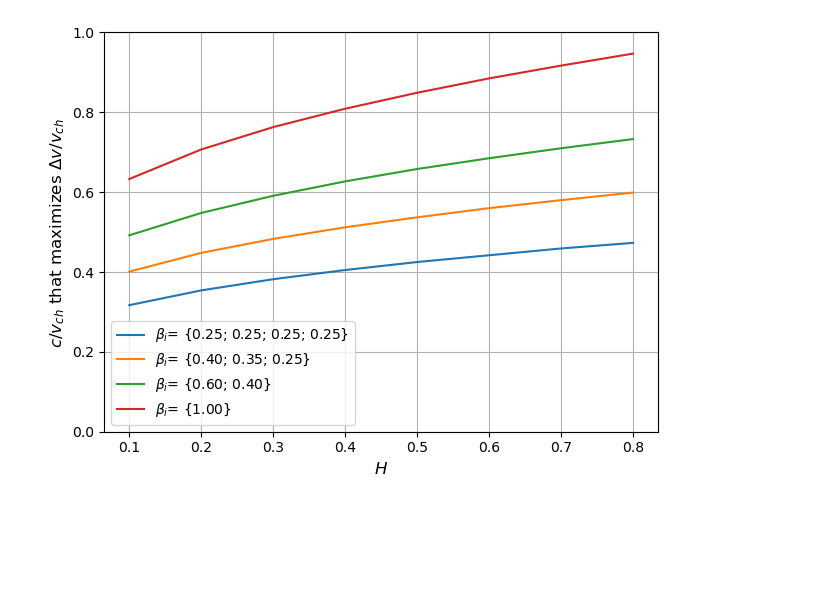
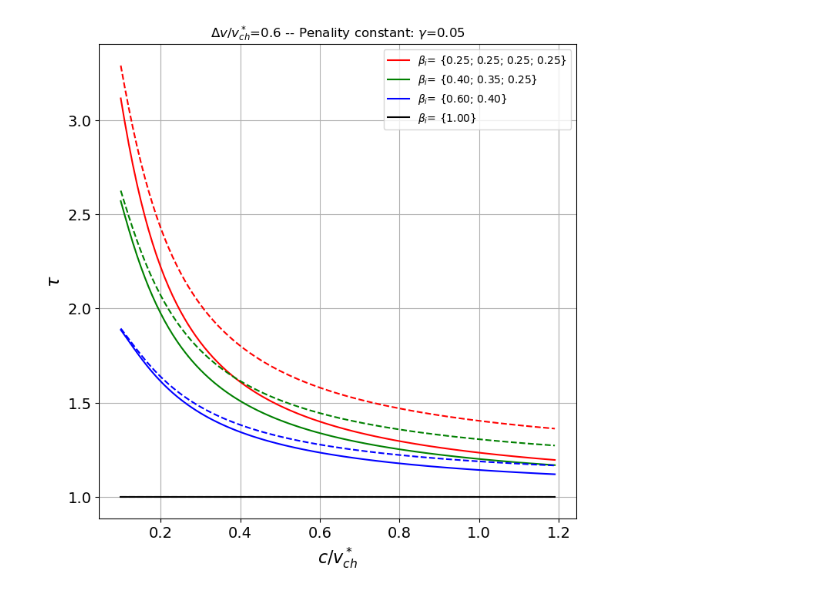
Before and after one commit to Rafid-Ben/Propulsion_optimization, a Jupyter notebook: refueling_metrics.ipynb, the cells around one changed output. Drawn from its saved outputs; the diff is of its cells as text; code cells hidden in the pictures; blank space fills up the shorter version.

```diff
--- a/refueling_metrics.ipynb
+++ b/refueling_metrics.ipynb
@@ -252,36 +375,35 @@ plt.show()
 # %%
-H_vec = np.arange(0.1, 0.9, 0.1)
-x_vec = np.arange(0.2, 2.01, 0.001)
+sequence_list = list((np.array([.25, .25, .25, .25]),
+                      np.array([.4, .35, .25]),
+                      np.array([.6, .4]),
+                      np.array([1]),
+                   ))
+color_list=["r","g","b","k"]
 
-sequence_list = [
-    np.array([.25, .25, .25, .25]),
-    np.array([.4, .35, .25]),
-    np.array([.6, .4]),
-    np.array([1])
-]
+fig=plt.figure(figsize=(8,8))
+for idx, sequence in enumerate(sequence_list):
 
-fig=plt.figure()
+    tau_noref=[]
+    tau_ref=[]
 
 
-for i, sequence in enumerate(sequence_list):
-    ax = axes[i]
-    argmax_y=[]
-    for H in H_vec:
-        y_values = [y_value(x, H, sequence) for x in x_vec]
-        argmax_y.append(x_vec[np.argmax(y_values)])
-
-    label_str = r'$\beta_i$= {' + '; '.join([f"{beta:.2f}" for beta in sequence]) + '}'
-    plt.plot(H_vec, argmax_y,label=label_str)
+    for x in x_vec:
+        tau_noref.append(time_coeff(x,y,sequence))
+        tau_ref.append(time_coeff_penalty (x,y,gamma,sequence))
 
 
+    str = r'$\beta_i$= {' + '; '.join([f"{beta:.2f}" for beta in sequence]) + '}'
 
-plt.xlabel(r'$H$', fontsize=12)
-plt.ylabel(r'$c/v_{ch}$ that maximizes $\Delta v/v_{ch}$ ', fontsize=12)
-plt.ylim([0,1])
+    plt.plot(x_vec,tau_noref,"-",color=color_list[idx],label=str)
+    plt.plot(x_vec,tau_ref,"--",color=color_list[idx])
+
+plt.xlabel(r'$c/v_{ch}^*$',fontsize=16)
+plt.ylabel(r'$\tau$',fontsize=16)
+plt.title(rf"$\Delta v/v_{{ch}}^*$={y} -- Penality constant: $\gamma$={gamma}")
+plt.grid(True)
+plt.xticks(fontsize=14)
+plt.yticks(fontsize=14)
 plt.legend()
-plt.grid(True)
-
-plt.tight_layout()  # Adjust layout so titles/labels don't overlap
-plt.show()
+plt.savefig("figures/tau_penalty.png")
 # %% [output]
-[figure, old version]
+[figure, new version]
```
Also changed, not shown: parts of 27 cells of this notebook, 4 other files.
